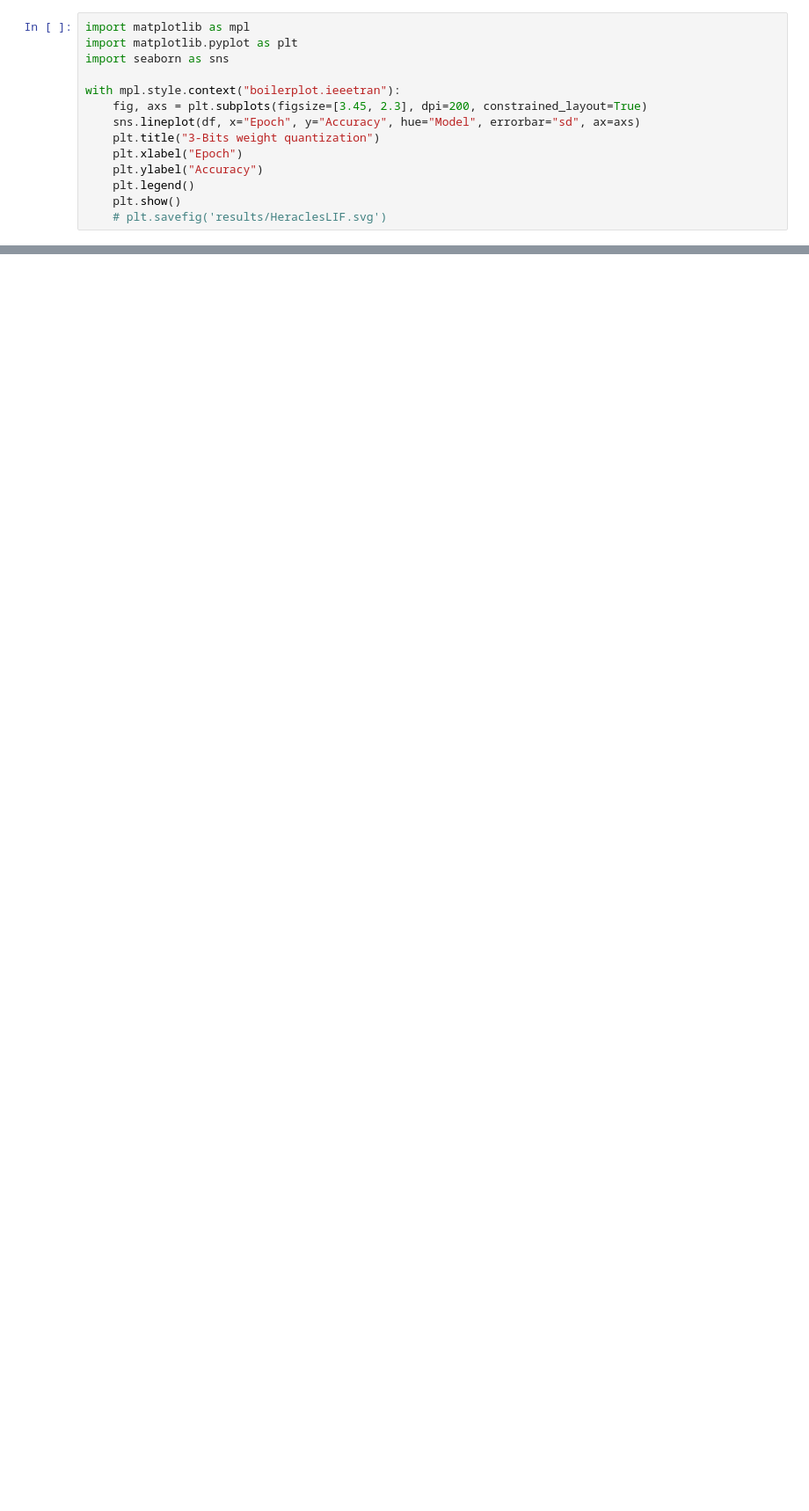
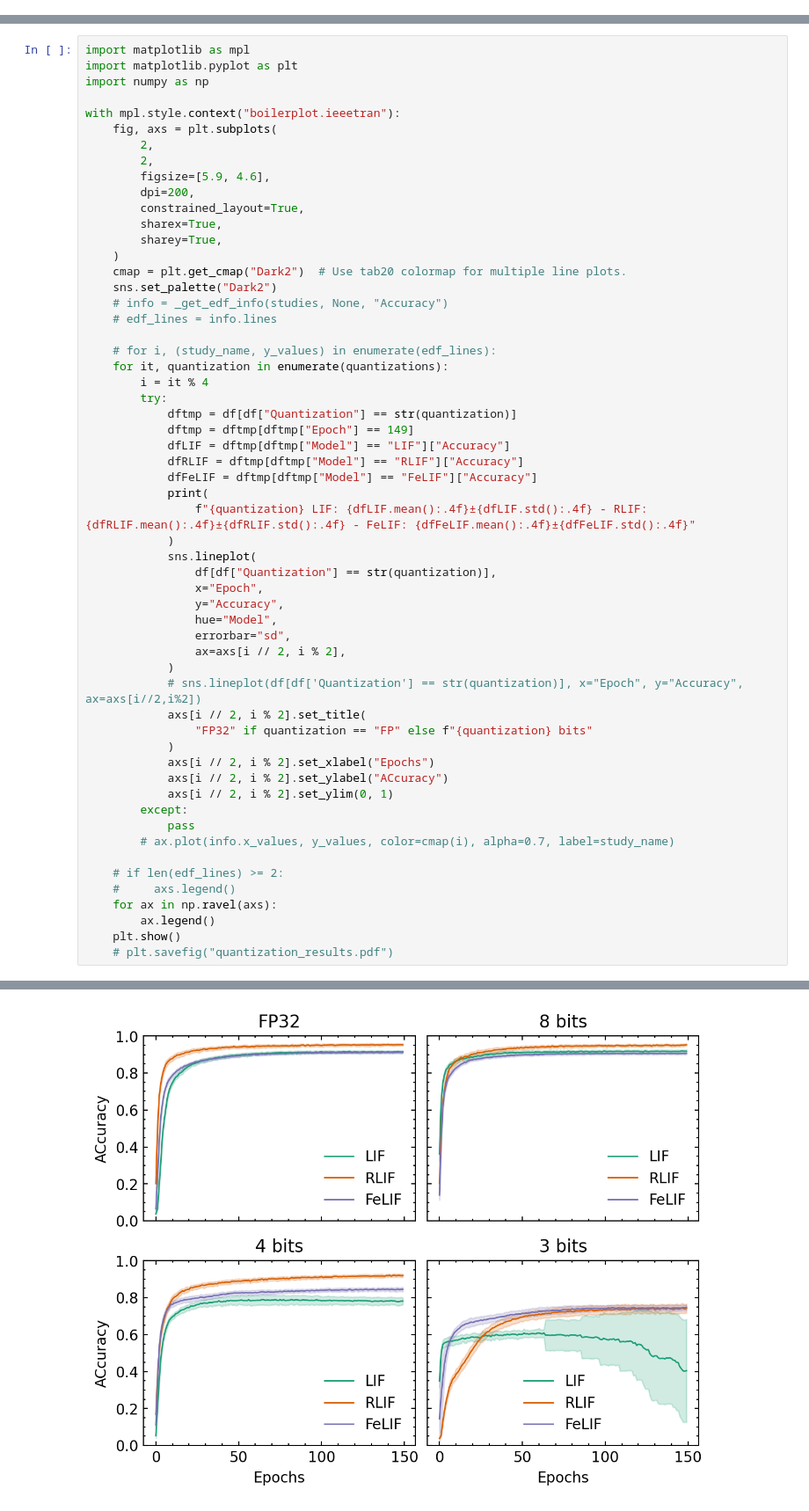
Before and after one commit to ncas-tum/ELEANOR, a Jupyter notebook: scripts/benchmark/optuna/plotanalysis.ipynb, the cells around one changed output, grey strips where cells are left out. Shown at 88% size. Saved outputs shown, nothing was run; the diff lists cells and outputs as text; blank space fills up the shorter version.

Commit message:
Upload last results for BRUNO

```diff
--- a/scripts/benchmark/optuna/plotanalysis.ipynb
+++ b/scripts/benchmark/optuna/plotanalysis.ipynb
@@ -56,14 +40,0 @@ for model in model_name:
-# %%
-import matplotlib as mpl
-import matplotlib.pyplot as plt
-import seaborn as sns
-
-with mpl.style.context("boilerplot.ieeetran"):
-    fig, axs = plt.subplots(figsize=[3.45, 2.3], dpi=200, constrained_layout=True)
-    sns.lineplot(df, x="Epoch", y="Accuracy", hue="Model", errorbar="sd", ax=axs)
-    plt.title("3-Bits weight quantization")
-    plt.xlabel("Epoch")
-    plt.ylabel("Accuracy")
-    plt.legend()
-    plt.show()
-    # plt.savefig('results/HeraclesLIF.svg')
@@ -71,0 +61,58 @@ with mpl.style.context("boilerplot.ieeetran"):
+# %%
+import matplotlib as mpl
+import matplotlib.pyplot as plt
+import numpy as np
+
+with mpl.style.context("boilerplot.ieeetran"):
+    fig, axs = plt.subplots(
+        2,
+        2,
+        figsize=[5.9, 4.6],
+        dpi=200,
+        constrained_layout=True,
+        sharex=True,
+        sharey=True,
+    )
+    cmap = plt.get_cmap("Dark2")  # Use tab20 colormap for multiple line plots.
+    sns.set_palette("Dark2")
+    # info = _get_edf_info(studies, None, "Accuracy")
+    # edf_lines = info.lines
+
+    # for i, (study_name, y_values) in enumerate(edf_lines):
+    for it, quantization in enumerate(quantizations):
+        i = it % 4
+        try:
+            dftmp = df[df["Quantization"] == str(quantization)]
+            dftmp = dftmp[dftmp["Epoch"] == 149]
+            dfLIF = dftmp[dftmp["Model"] == "LIF"]["Accuracy"]
+            dfRLIF = dftmp[dftmp["Model"] == "RLIF"]["Accuracy"]
+            dfFeLIF = dftmp[dftmp["Model"] == "FeLIF"]["Accuracy"]
+            print(
+                f"{quantization} LIF: {dfLIF.mean():.4f}±{dfLIF.std():.4f} - RLIF: {dfRLIF.mean():.4f}±{dfRLIF.std():.4f} - FeLIF: {dfFeLIF.mean():.4f}±{dfFeLIF.std():.4f}"
+            )
+            sns.lineplot(
+                df[df["Quantization"] == str(quantization)],
+                x="Epoch",
+                y="Accuracy",
+                hue="Model",
+                errorbar="sd",
+                ax=axs[i // 2, i % 2],
+            )
+            # sns.lineplot(df[df['Quantization'] == str(quantization)], x="Epoch", y="Accuracy", ax=axs[i//2,i%2])
+            axs[i // 2, i % 2].set_title(
+                "FP32" if quantization == "FP" else f"{quantization} bits"
+            )
+            axs[i // 2, i % 2].set_xlabel("Epochs")
+            axs[i // 2, i % 2].set_ylabel("ACcuracy")
+            axs[i // 2, i % 2].set_ylim(0, 1)
+        except:
+            pass
+        # ax.plot(info.x_values, y_values, color=cmap(i), alpha=0.7, label=study_name)
+
+    # if len(edf_lines) >= 2:
+    #     axs.legend()
+    for ax in np.ravel(axs):
+        ax.legend()
+    plt.show()
+    # plt.savefig("quantization_results.pdf")
+# %% [output]
@@ -72 +123,2 @@ with mpl.style.context("boilerplot.ieeetran"):
+[figure, added]
 # %%
```
Also changed, not shown: parts of 9 cells of this notebook, 4 other files.
